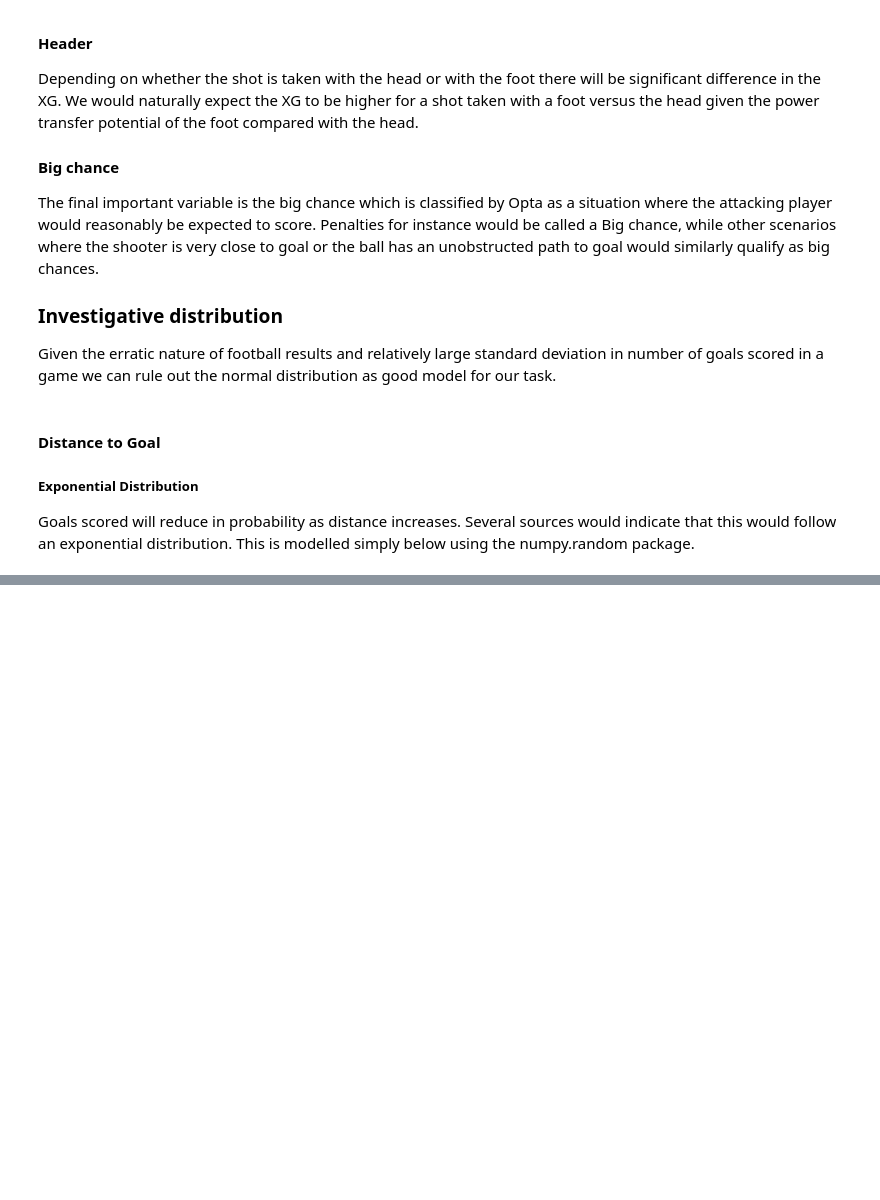
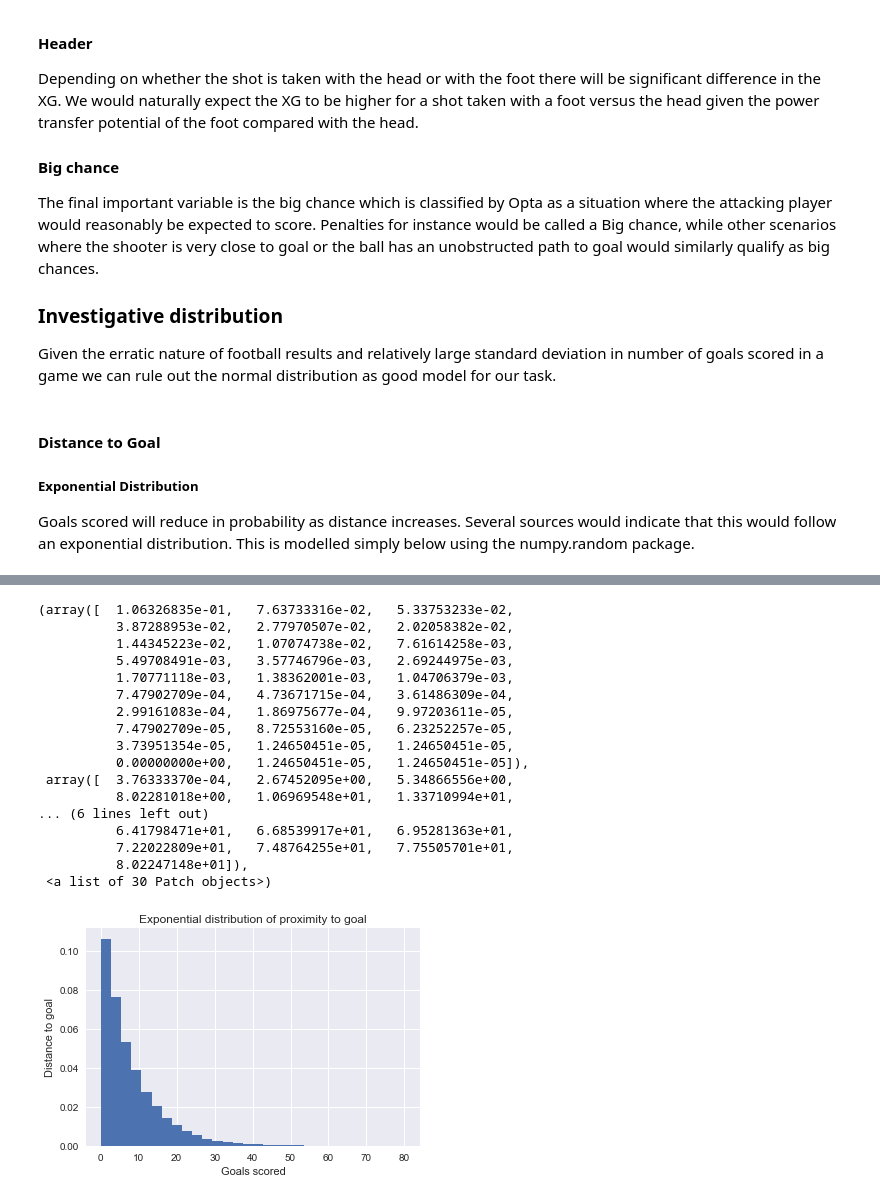
Before and after one commit to G00364690/PDA-Project, a Jupyter notebook: PDA-Project.ipynb, the cells around one changed output, grey strips where cells are left out. Drawn from its saved outputs; the diff is of its cells as text; code cells hidden in the pictures; blank space fills up the shorter version.

```diff
--- a/PDA-Project.ipynb
+++ b/PDA-Project.ipynb
@@ -78,0 +111,31 @@ Goals scored will reduce in probability as distance increases. Several sources w
+# %%
+import numpy.random as np
+from scipy.stats import expon as exp
+import matplotlib.pyplot as plt
+
+%matplotlib inline
+
+plt.xlabel("Goals scored")
+plt.ylabel("Distance to goal")
+plt.title("Exponential distribution of proximity to goal")
+x = np.exponential(8,30000)
+plt.hist(x, bins=30, density=True)
+# %% [output]
+(array([  1.06326835e-01,   7.63733316e-02,   5.33753233e-02,
+          3.87288953e-02,   2.77970507e-02,   2.02058382e-02,
+          1.44345223e-02,   1.07074738e-02,   7.61614258e-03,
+          5.49708491e-03,   3.57746796e-03,   2.69244975e-03,
+          1.70771118e-03,   1.38362001e-03,   1.04706379e-03,
+          7.47902709e-04,   4.73671715e-04,   3.61486309e-04,
+          2.99161083e-04,   1.86975677e-04,   9.97203611e-05,
+          7.47902709e-05,   8.72553160e-05,   6.23252257e-05,
+          3.73951354e-05,   1.24650451e-05,   1.24650451e-05,
+          0.00000000e+00,   1.24650451e-05,   1.24650451e-05]),
+ array([  3.76333370e-04,   2.67452095e+00,   5.34866556e+00,
+          8.02281018e+00,   1.06969548e+01,   1.33710994e+01,
+... (6 lines left out)
+          6.41798471e+01,   6.68539917e+01,   6.95281363e+01,
+          7.22022809e+01,   7.48764255e+01,   7.75505701e+01,
+          8.02247148e+01]),
+ <a list of 30 Patch objects>)
+[figure, added]
```
Also changed, not shown: parts of 5 cells of this notebook.
